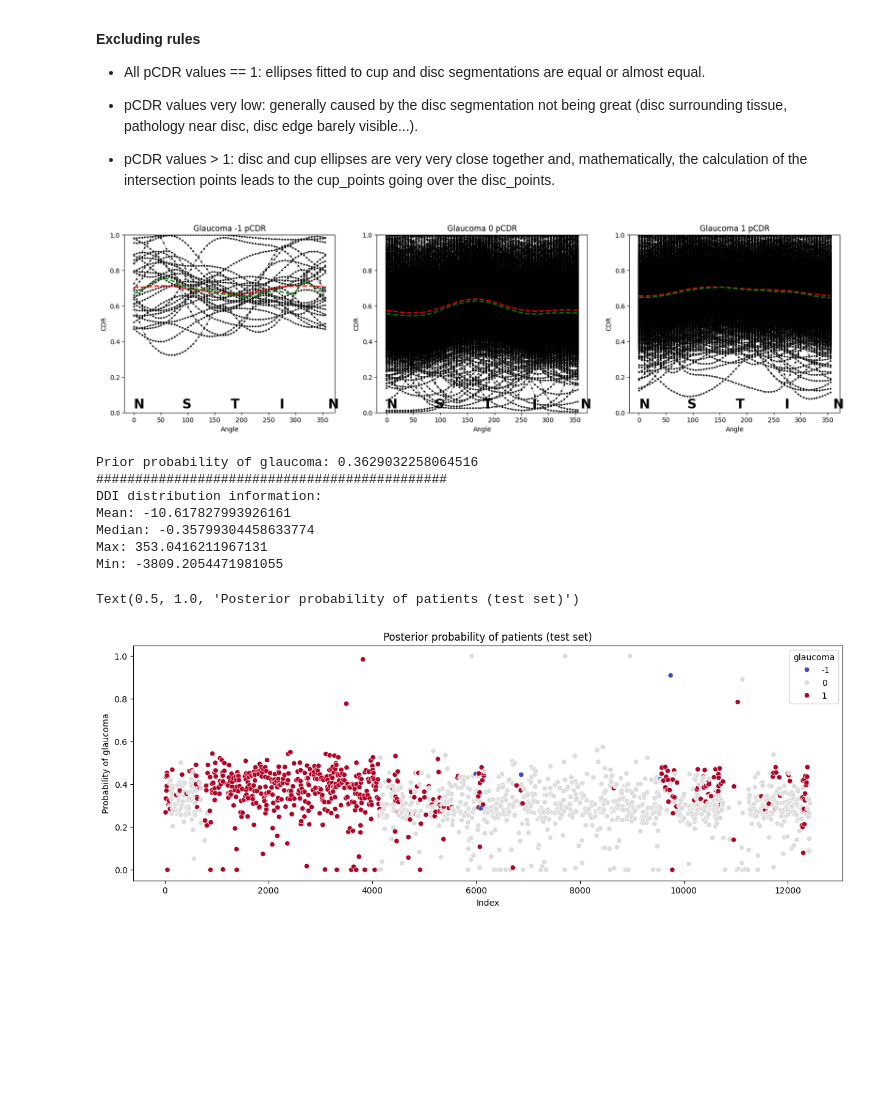
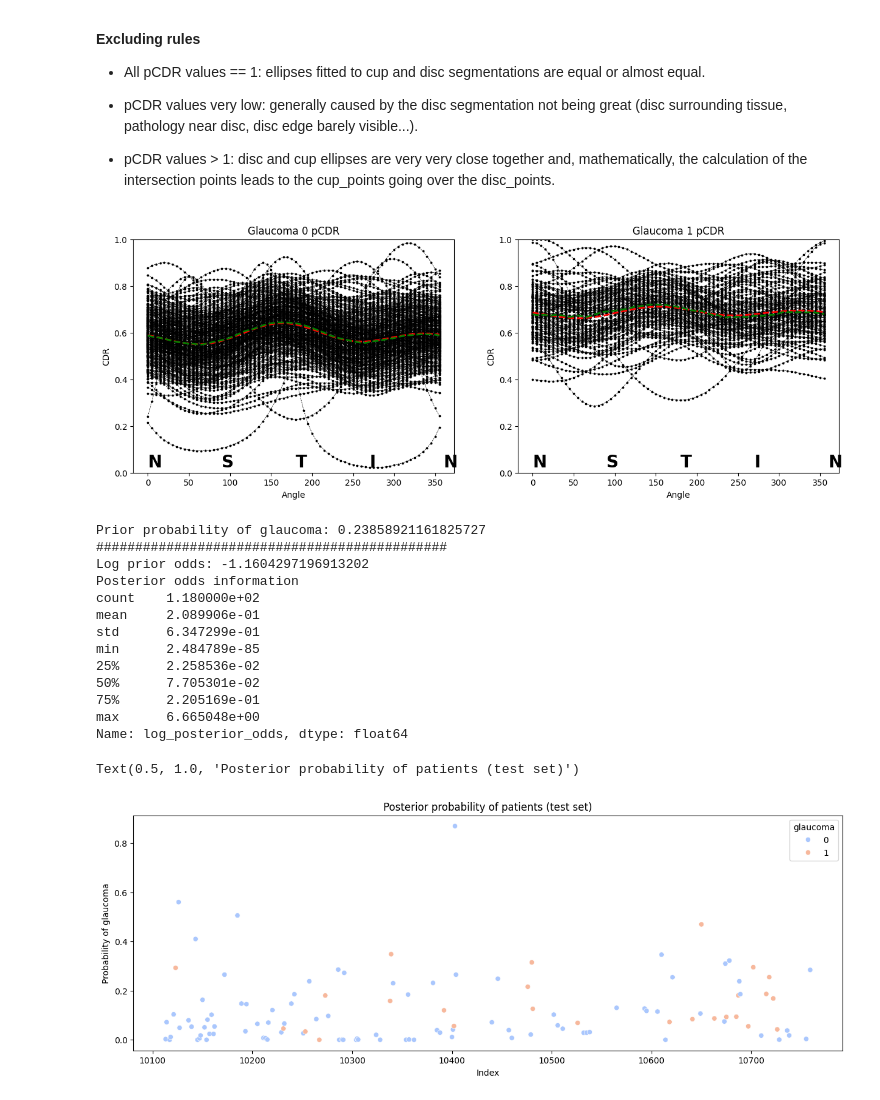
Before and after one commit to Borja21091/Prapillyzer, a Jupyter notebook: notebooks/SMDG_analysis.ipynb, the cells around one changed output. Saved outputs shown, nothing was run; the diff lists cells and outputs as text; code cells hidden in the pictures; blank space fills up the shorter version.

```diff
--- a/notebooks/SMDG_analysis.ipynb
+++ b/notebooks/SMDG_analysis.ipynb
@@ -20,6 +20,9 @@ df = df.dropna()
 keep = ['filename', 'glaucoma'] + [col for col in df.columns if 'pcdr_' in col]
 df = df[keep]
 
+# Keep only rows with filename starting with 'ORIGA'
+df = df[df['filename'].str.startswith('ORIGA')]
+
 # Cap pcdr_ values to 1
 df[df.iloc[:, 2:] > 1] = 1
 
@@ -31,7 +34,8 @@ df = df[(df.iloc[:, 2:] <= lb).any(axis=1).__invert__() & (df.iloc[:, 2:] > ub).
 df = df[(df.iloc[:, 2:] == 1).all(axis=1).__invert__()]
 
 # Split data into train and test
-# np.random.seed(42)
+seed = np.random.randint(0, 10000)
+np.random.seed(seed)
 train = df.sample(frac=0.8)
 test = df.drop(train.index)
 print('Train:', train.shape[0])
@@ -66,38 +70,38 @@ Glaucoma-suspect: 33
 df_grouped = train.groupby('glaucoma')
 
 # Plot pcdr values
-plt.figure(figsize=(20, 5))
+plt.figure(figsize=(15, 5))
 # Number of groups to plot
 n_groups = len(df_grouped)
 for i, (name, group) in enumerate(df_grouped):
     plt.subplot(1, n_groups, i + 1)
     group = group.drop(['filename', 'glaucoma'], axis=1)
     cdr = group.values.T
     angles = [int(col.split('_')[1]) for col in group.columns if col.startswith('pcdr_')]
     angles = np.tile(angles, (cdr.shape[1], 1)).T # Make angles same shape as cdr for plotting
     plt.plot(angles, cdr, 'k--', linewidth=0.5)
     plt.scatter(angles, cdr, s=3, c='k')
 
     # Plot mean and median
     mean_cdr = np.mean(cdr, axis=1)
     median_cdr = np.median(cdr, axis=1)
     plt.plot(angles[:, 0], mean_cdr, 'r--', linewidth=2)
     plt.plot(angles[:, 0], median_cdr, 'g--', linewidth=2)
 
     # Overlay N S T I N labels on top of the X axis
     angle = [0, 90, 180, 270, 360]
     quadrant = ['N', 'S', 'T', 'I', 'N']
     for a, q in zip(angle, quadrant):
         plt.text(a, 0.025, q, fontsize=20, color='k', fontweight='bold')
 
     plt.title(f'Glaucoma {name} pCDR')
     plt.xlabel('Angle')
     plt.ylabel('CDR')
     plt.ylim(0, 1)
 
 plt.show()
 # %% [output]
-[figure, old version]
+[figure, new version]
 # %%
 # Define method to calculate Mahalanobis distance
 def mahalanobis(x, mu, cov):
@@ -149,13 +153,13 @@ print('#############################################')
 
 # log(posterior odds) = log(prior odds) + 0.5 * (mahalanobis_0 - mahalanobis_1)
 DDI = test2['mahalanobis_0'] - test2['mahalanobis_1']
-test2['log_posterior_odds'] = np.log(prior_glaucoma / (1 - prior_glaucoma)) + 0.5 * DDI
+log_prior_odds = np.log(prior_glaucoma / (1 - prior_glaucoma))
+test2['log_posterior_odds'] = log_prior_odds + 0.5 * DDI
 # Print DDI distribution information
-print('DDI distribution information:')
-print('Mean:', DDI.mean())
-print('Median:', DDI.median())
-print('Max:', DDI.max())
-print('Min:', DDI.min())
+print(f'Log prior odds: {log_prior_odds}')
+# Posterior odds information
+print('Posterior odds information')
+print(np.exp(test2['log_posterior_odds']).describe())
 
 # Posterior probability of glaucoma
 test2['posterior_probability'] = 1 / (1 + np.exp(-test2['log_posterior_odds']))
@@ -167,12 +171,18 @@ plt.xlabel('Index')
 plt.ylabel('Probability of glaucoma')
 plt.title('Posterior probability of patients (test set)')
 # %% [output]
-Prior probability of glaucoma: 0.3629032258064516
+Prior probability of glaucoma: 0.23858921161825727
 #############################################
-DDI distribution information:
-Mean: -10.617827993926161
-Median: -0.35799304458633774
-Max: 353.0416211967131
-Min: -3809.2054471981055
+Log prior odds: -1.1604297196913202
+Posterior odds information
+count    1.180000e+02
+mean     2.089906e-01
+std      6.347299e-01
+min      2.484789e-85
+25%      2.258536e-02
+50%      7.705301e-02
+75%      2.205169e-01
+max      6.665048e+00
+Name: log_posterior_odds, dtype: float64
 Text(0.5, 1.0, 'Posterior probability of patients (test set)')
-[figure, old version]
+[figure, new version]
```
Also changed, not shown: parts of 1 cell of this notebook.
